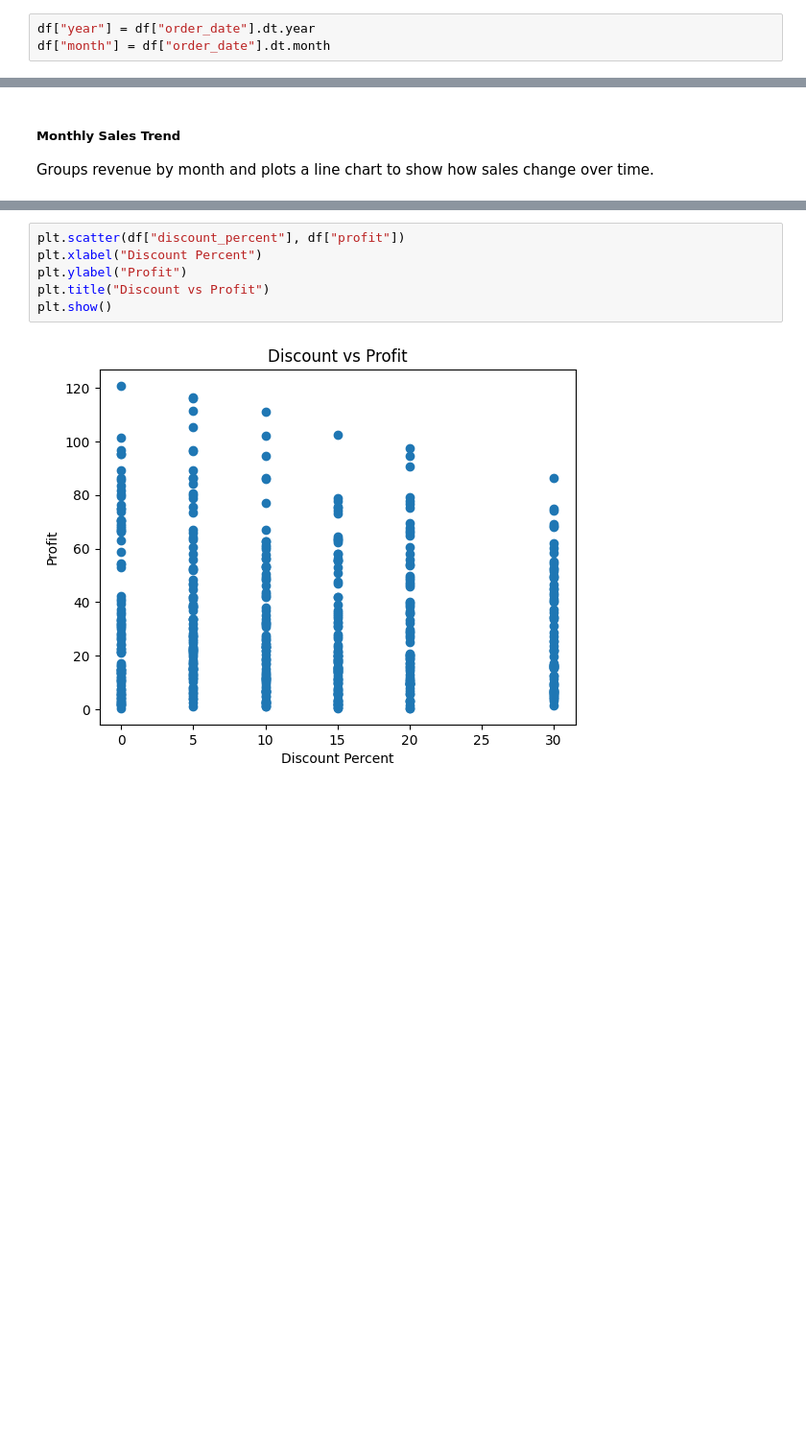
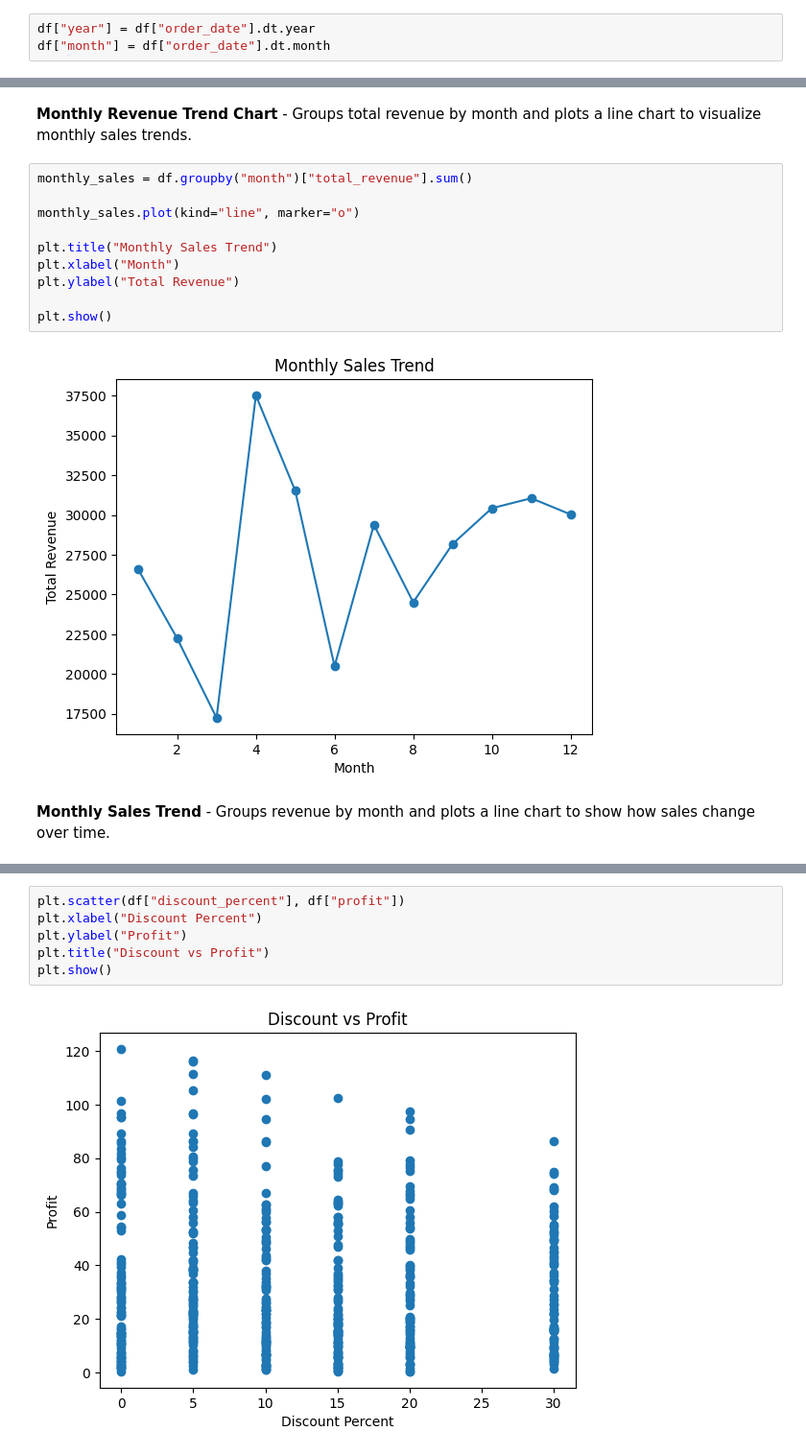
Before and after one commit to parmarriya195-dotcom/amazon-sales-analysis, a Jupyter notebook: final_project.ipynb, the cells around one changed output, grey strips where cells are left out. Shown at 96% size. Cells and saved outputs as stored; diff of their text form; blank space fills up the shorter version.

```diff
--- a/final_project.ipynb
+++ b/final_project.ipynb
@@ -213,6 +444,19 @@ plt.show()
+# %% [markdown]
+**Monthly Revenue Trend Chart** - Groups total revenue by month and plots a line chart to visualize monthly sales trends.
+# %%
+monthly_sales = df.groupby("month")["total_revenue"].sum()
+
+monthly_sales.plot(kind="line", marker="o")
+
+plt.title("Monthly Sales Trend")
+plt.xlabel("Month")
+plt.ylabel("Total Revenue")
+
+plt.show()
+# %% [output]
+[figure, added]
 # %% [markdown]
-##### Monthly Sales Trend
-Groups revenue by month and plots a line chart to show how sales change over time.
+**Monthly Sales Trend** - Groups revenue by month and plots a line chart to show how sales change over time.
 # %%
 monthly_sales = df.groupby("month")["total_revenue"].sum()
 
```
Also changed, not shown: parts of 87 cells of this notebook.
